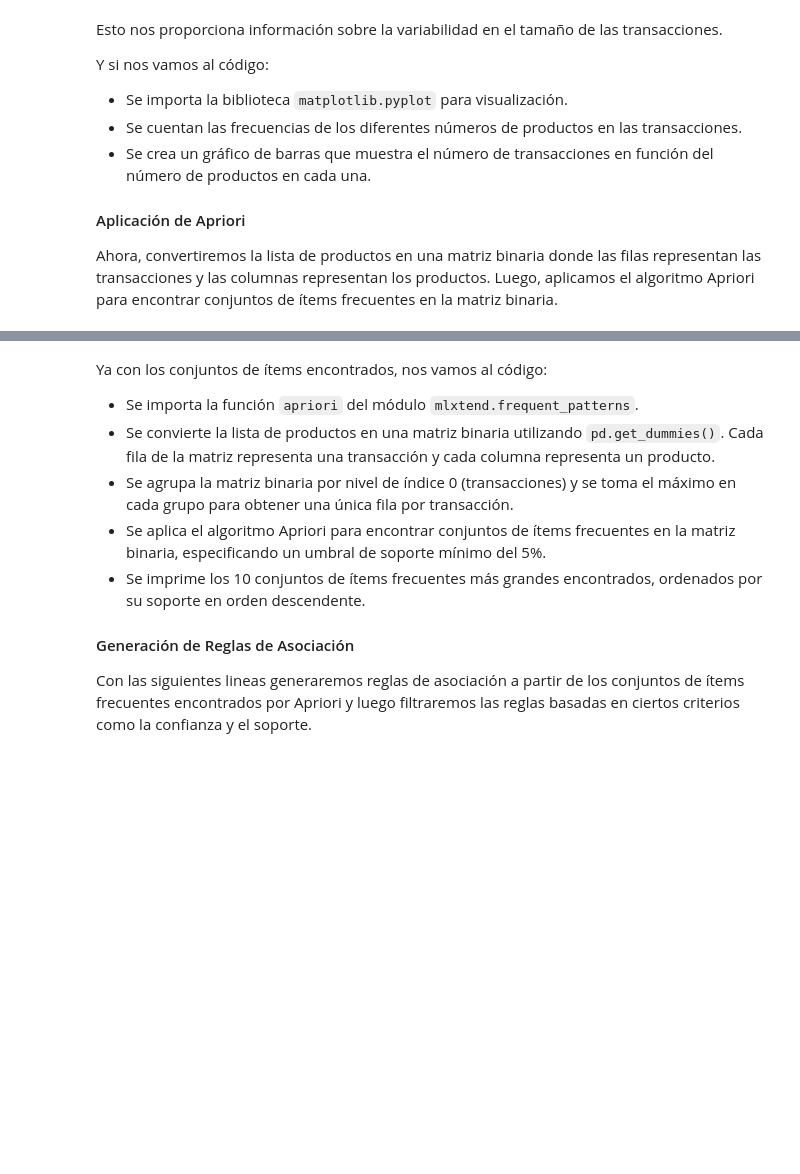
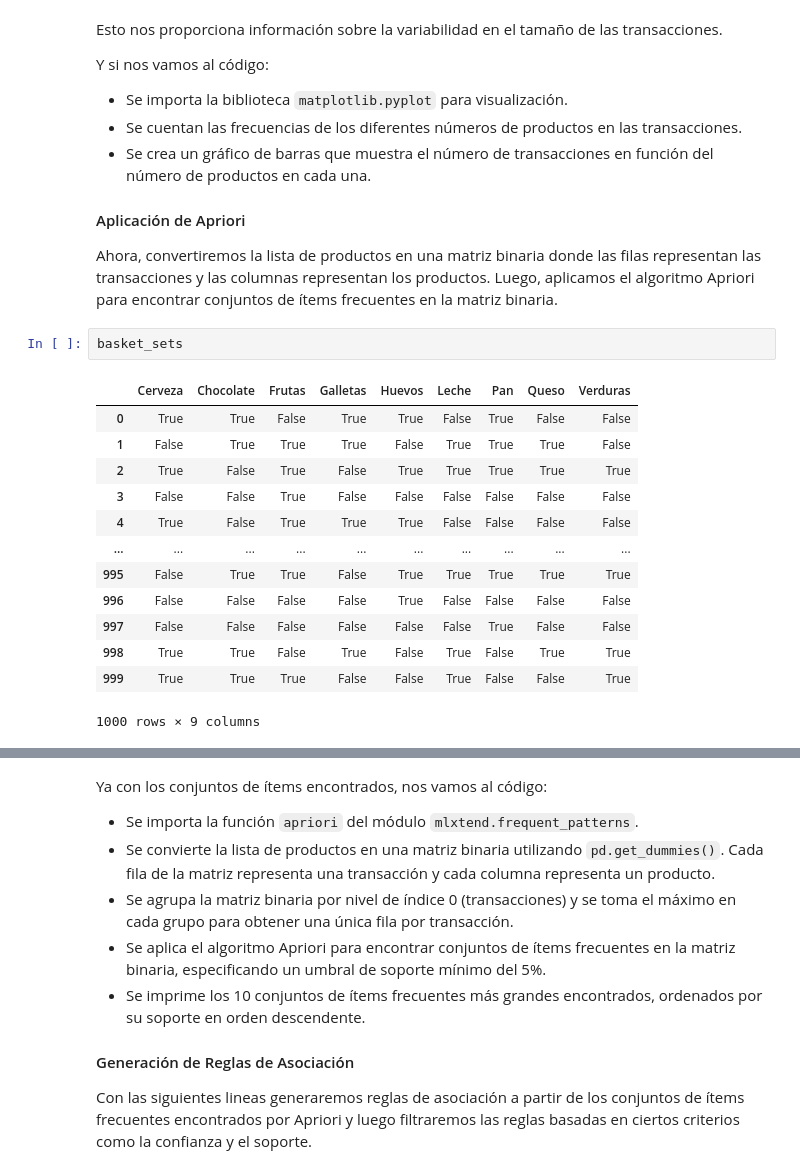
Before and after one commit to contreras-juan/UPTC_Diplomado_Ciencia_de_Datos, a Jupyter notebook: metodos_no_supervisados/regla_asociacion.ipynb, the cells around one changed output, grey strips where cells are left out. Saved outputs shown, nothing was run; the diff lists cells and outputs as text; blank space fills up the shorter version.

```diff
--- a/metodos_no_supervisados/regla_asociacion.ipynb
+++ b/metodos_no_supervisados/regla_asociacion.ipynb
@@ -106,6 +128,22 @@ Y si nos vamos al código:
 
 #### Aplicación de Apriori
 Ahora, convertiremos la lista de productos en una matriz binaria donde las filas representan las transacciones y las columnas representan los productos. Luego, aplicamos el algoritmo Apriori para encontrar conjuntos de ítems frecuentes en la matriz binaria.
+# %%
+basket_sets
+# %% [output]
+|  | Cerveza | Chocolate | Frutas | Galletas | Huevos | Leche | Pan | Queso | Verduras |
+| 0 | True | True | False | True | True | False | True | False | False |
+| 1 | False | True | True | True | False | True | True | True | False |
+| 2 | True | False | True | False | True | True | True | True | True |
+| 3 | False | False | True | False | False | False | False | False | False |
+| 4 | True | False | True | True | True | False | False | False | False |
+| ... | ... | ... | ... | ... | ... | ... | ... | ... | ... |
+| 995 | False | True | True | False | True | True | True | True | True |
+| 996 | False | False | False | False | True | False | False | False | False |
+| 997 | False | False | False | False | False | False | True | False | False |
+| 998 | True | True | False | True | False | True | False | True | True |
+| 999 | True | True | True | False | False | True | False | False | True |
+1000 rows × 9 columns
 # %%
 from mlxtend.frequent_patterns import apriori
 from mlxtend.frequent_patterns import association_rules
```
Also changed, not shown: parts of 26 cells of this notebook, 3 other files.
